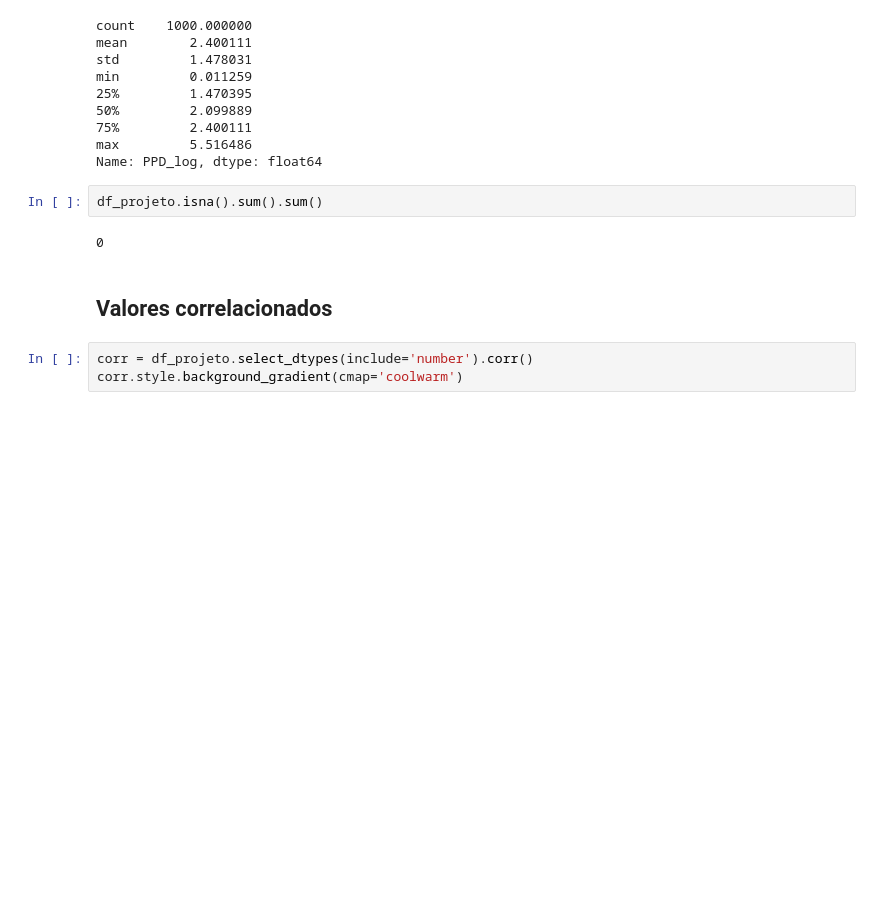
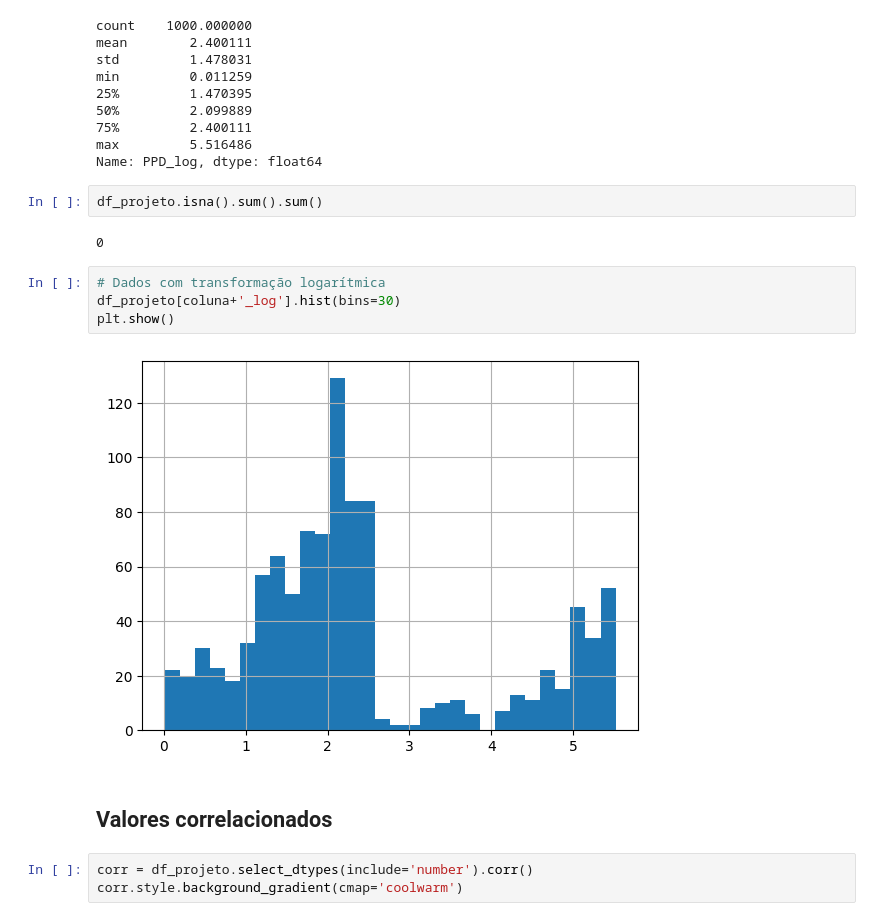
Before and after one commit to Laboratorio-de-Analise-de-Dados/disciplina_python_ml, a Jupyter notebook: dev/script/aulas_teoricas/05-aula-07-estruturação_2025-12-03.ipynb, the cells around one changed output. Drawn from its saved outputs; the diff is of its cells as text; blank space fills up the shorter version.

```diff
--- a/dev/script/aulas_teoricas/05-aula-07-estruturação_2025-12-03.ipynb
+++ b/dev/script/aulas_teoricas/05-aula-07-estruturação_2025-12-03.ipynb
@@ -218,6 +222,12 @@ Name: PPD_log, dtype: float64
 df_projeto.isna().sum().sum()
 # %% [output]
 0
+# %%
+# Dados com transformação logarítmica
+df_projeto[coluna+'_log'].hist(bins=30)
+plt.show()
+# %% [output]
+[figure, added]
 # %% [markdown]
 ## Valores correlacionados
 # %%
```
Also changed, not shown: parts of 8 cells of this notebook, 13 other files.
